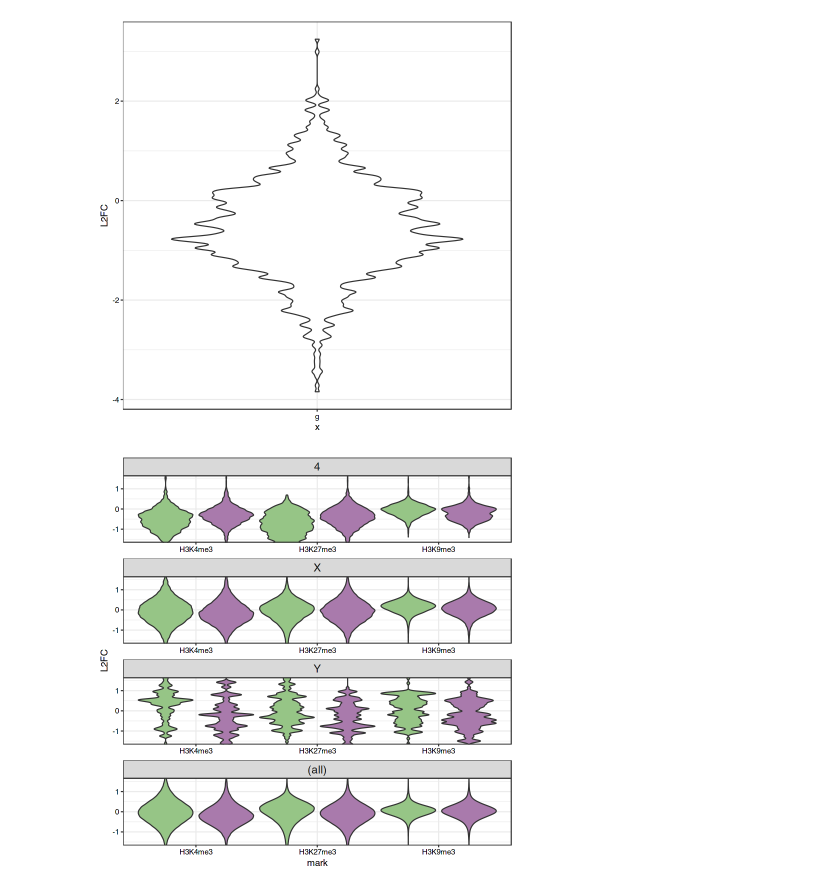
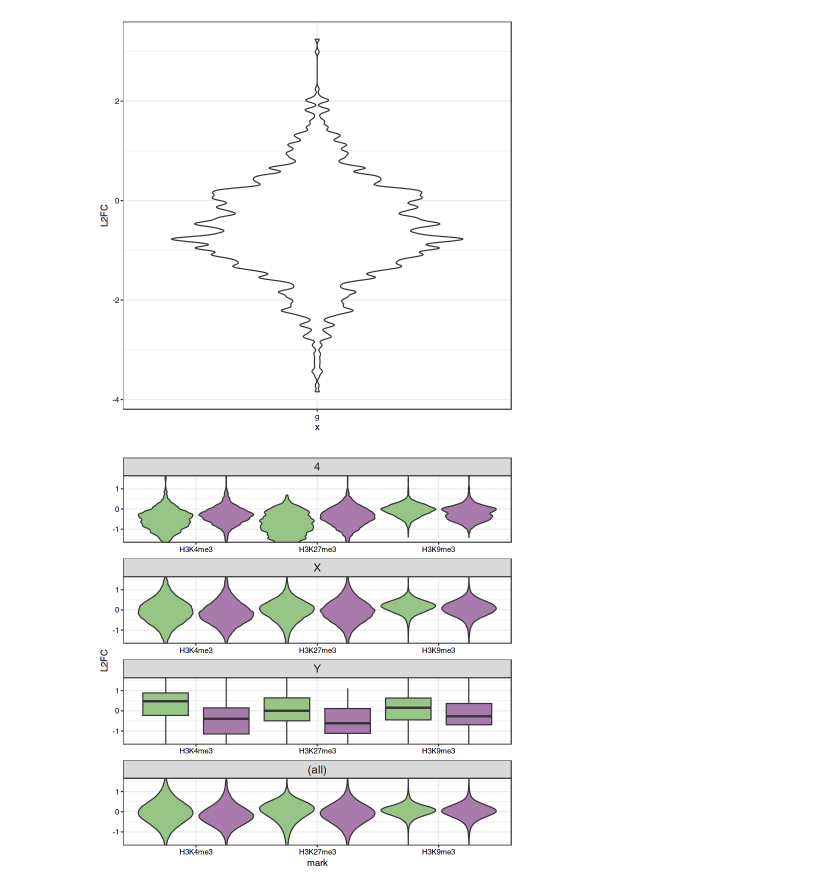
Before and after one commit to ringw/Upd-Germline-Genomics, a Jupyter notebook: illustrations/CHIC-Diff-Rep-Program.ipynb, the cells around one changed output. Saved outputs shown, nothing was run; the diff lists cells and outputs as text; code cells hidden in the pictures.

Commit message:
Update boxplot Y

```diff
--- a/illustrations/CHIC-Diff-Rep-Program.ipynb
+++ b/illustrations/CHIC-Diff-Rep-Program.ipynb
@@ -142,35 +112,46 @@ earlier <- subset(
       tibble(mark, L2FC, celltype, seqnames) %>%
         mutate(seqnames = "(all)")
     )
   ) %>%
   ggplot(
     aes(mark, L2FC, fill=celltype)
   ) +
   facet_wrap(vars(seqnames), scales = "free", ncol = 1) +
   geom_blank(
     data = cross_join(
       tibble(seqnames = c("4", "X", "Y", "(all)") %>% factor(., .), L2FC = 0),
       tibble(celltype = "Germline", mark = levels(data$mark) %>% factor(., .))
     )
   ) +
   geom_violin(
     data = \(data) data %>%
       subset(
         between(L2FC, -5, 5) &
-          !between(L2FC, -1e-4, 1e-4)
+          !between(L2FC, -1e-4, 1e-4) &
+          seqnames != "Y"
       ),
     bw = 0.05,
     scale = "width",
+    position = position_dodge(width = 1)
+  ) +
+  geom_boxplot(
+    data = \(data) data %>%
+      subset(
+        between(L2FC, -5, 5) &
+          !between(L2FC, -1e-4, 1e-4) &
+          seqnames == "Y"
+      ),
+    outlier.shape = NA,
     position = position_dodge(width = 1)
   ) +
   scale_fill_manual(values = cell_type_violin_colors) +
   coord_cartesian(NULL, c(-1.5, 1.5)) +
   theme(
     legend.position = "none"
   )
 earlier
 # %% [output]
-[figure, old version]
+[figure, new version]
 # %%
 earlier %>%
             `$<-`(
```
Also changed, not shown: parts of 4 cells of this notebook.
